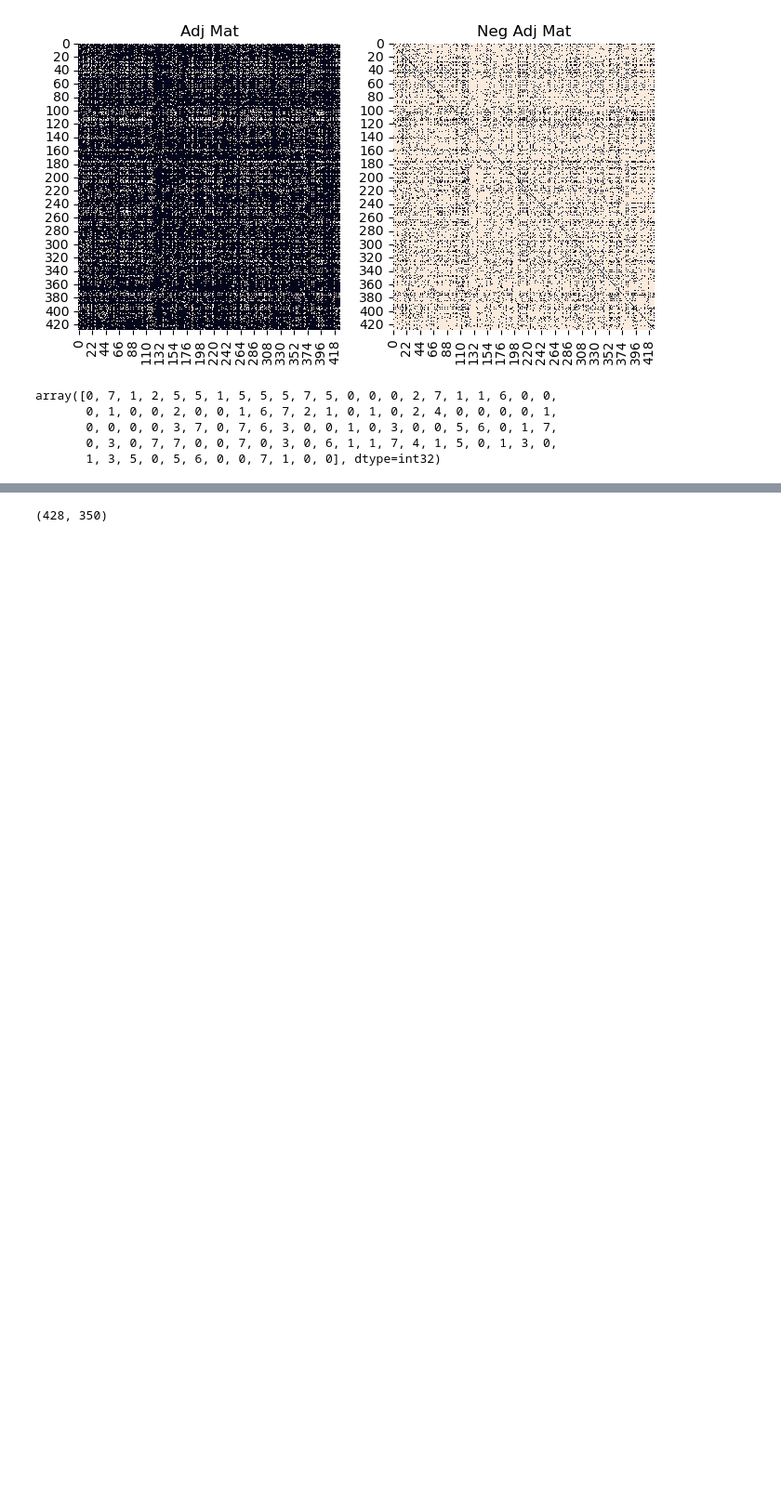
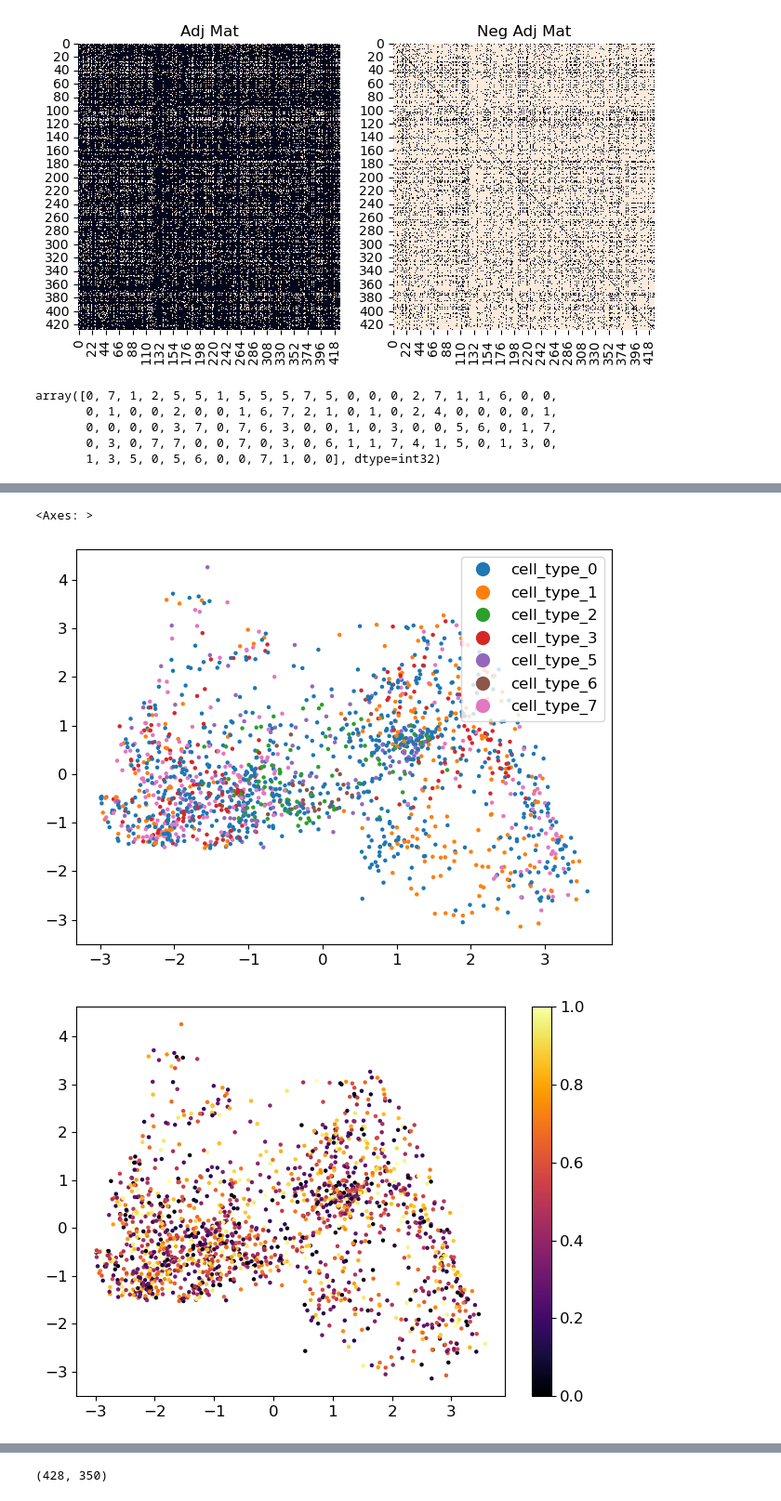
Before and after one commit to xingzhis/MultiAgentRiTINI, a Jupyter notebook: notebooks/minimal_code.ipynb, the cells around one changed output, grey strips where cells are left out. Shown at 93% size. Drawn from its saved outputs; the diff is of its cells as text; code cells hidden in the pictures; blank space fills up the shorter version.

```diff
--- a/notebooks/minimal_code.ipynb
+++ b/notebooks/minimal_code.ipynb
@@ -223,7 +249,7 @@ def get_n_cells_of_all_types_at_time_t(df, n, t, types=np.unique(df['cell_types'
         for k in types
     ]))
 # %%
-# # import pca
-# import phate
-# phate_operator = phate.PHATE(t=100)
-# t_phate = phate_operator.fit_transform(traj_f)
+# import pca
+import phate
+phate_operator = phate.PHATE(t=100)
+t_phate = phate_operator.fit_transform(traj_f)
@@ -230,6 +271,10 @@ def get_n_cells_of_all_types_at_time_t(df, n, t, types=np.unique(df['cell_types'
 # %%
-# import scprep
-# scprep.plot.scatter2d(phate_operator.graph.data_nu, df['cell_types'])
-# scprep.plot.scatter2d(phate_operator.graph.data_nu, df['pseudotime'])
-# scprep.plot.scatter2d(t_phate, df['cell_types'])
-# scprep.plot.scatter2d(t_phate, df['pseudotime'])
+import scprep
+scprep.plot.scatter2d(phate_operator.graph.data_nu, df['cell_types'])
+scprep.plot.scatter2d(phate_operator.graph.data_nu, df['pseudotime'])
+scprep.plot.scatter2d(t_phate, df['cell_types'])
+scprep.plot.scatter2d(t_phate, df['pseudotime'])
+# %% [output]
+<Axes: >
+[figure, added]
+[figure, added]
```
Also changed, not shown: parts of 21 cells of this notebook, 15 other files.
